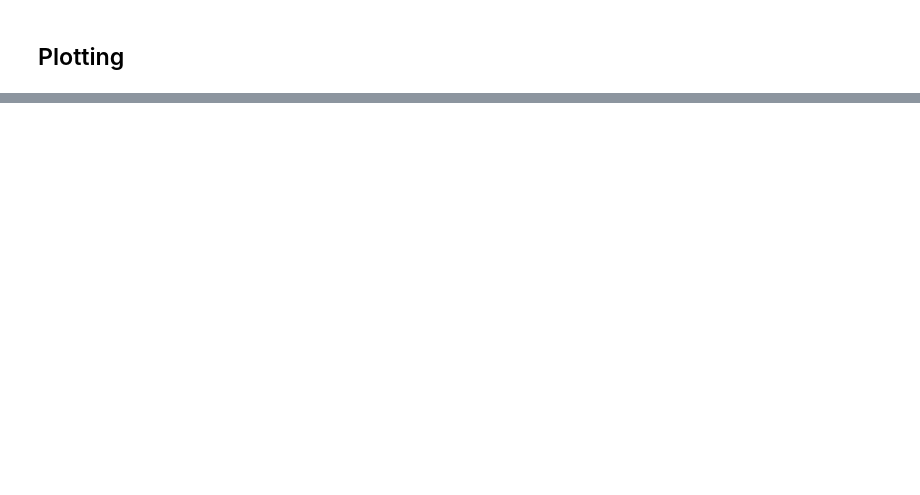
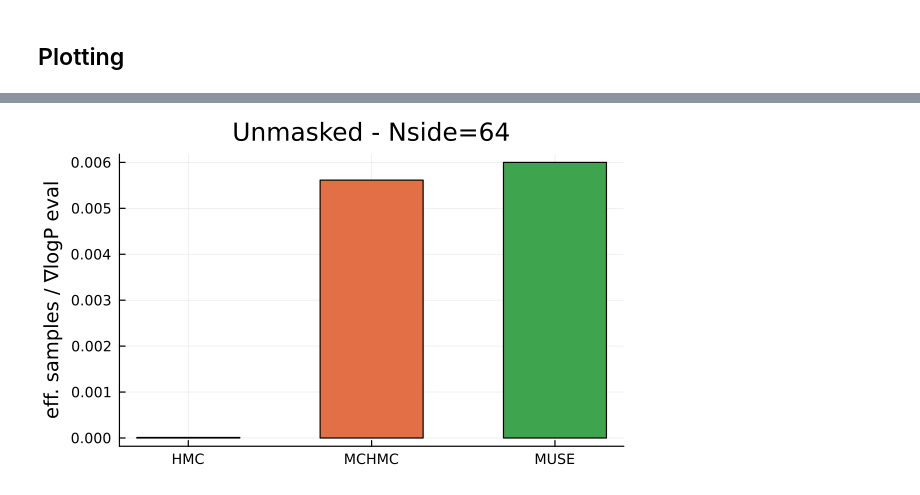
Before and after one commit to JaimeRZP/CMBLensing_MicroCanonicalHMC.jl, a Jupyter notebook: examples/Plotting.ipynb, the cells around one changed output, grey strips where cells are left out. Drawn from its saved outputs; the diff is of its cells as text; code cells hidden in the pictures; blank space fills up the shorter version.

```diff
--- a/examples/Plotting.ipynb
+++ b/examples/Plotting.ipynb
@@ -24,3 +31,3 @@ make_chain (generic function with 1 method)
 # %%
 unmasked_hmc_samples = load("../chains/HMC/CMBLensing_unmasked", "_samples_hmc")
-#masked_hmc_samples = load("../chains/HMC/CMBLensing_unmasked", "_samples_hmc");
+masked_hmc_samples = load("../chains/HMC/CMBLensing_masked", "_samples_hmc");
@@ -45,6 +34,7 @@ unmasked_hmc_samples = load("../chains/HMC/CMBLensing_unmasked", "_samples_hmc")
 # %%
 unmasked_mchmc_samples = load("../chains/MCHMC/CMBLensing_unmasked_TEV_0.001", "samples");
-#masked_mchmc_samples = load("../chains/MCHMC/CMBLensing_masked_TEV_0.0001", "samples");
+masked_mchmc_samples = load("../chains/MCHMC/CMBLensing_masked_TEV_0.0001", "samples");
+masked_mchmc_samples = load("../chains/MCHMC/CMBLensing_masked_TEV_0.0001", "samples");
 # %%
 unmasked_mchmc_chain = make_chain(unmasked_mchmc_samples);
-#masked_mchmc_chain = make_chain(masked_mchmc_samples);
+masked_mchmc_chain = make_chain(masked_mchmc_samples);
@@ -102,0 +69,6 @@ LoadError: UndefVarError: `unmasked_mchmc_chain` not defined
+# %%
+which_ess = minimum # can be: first (r), last (Aphi), or minimum
+bar(["HMC" "MCHMC" "MUSE"], which_ess.([[esspc_masked_hmc] [esspc_masked_mchmc] [esspc_masked_muse]]),
+     ylabel = "eff. samples / ∇logP eval", legend=false, title="Unmasked - Nside=64")
+# %% [output]
+[figure, added]
```
Also changed, not shown: parts of 17 cells of this notebook.
